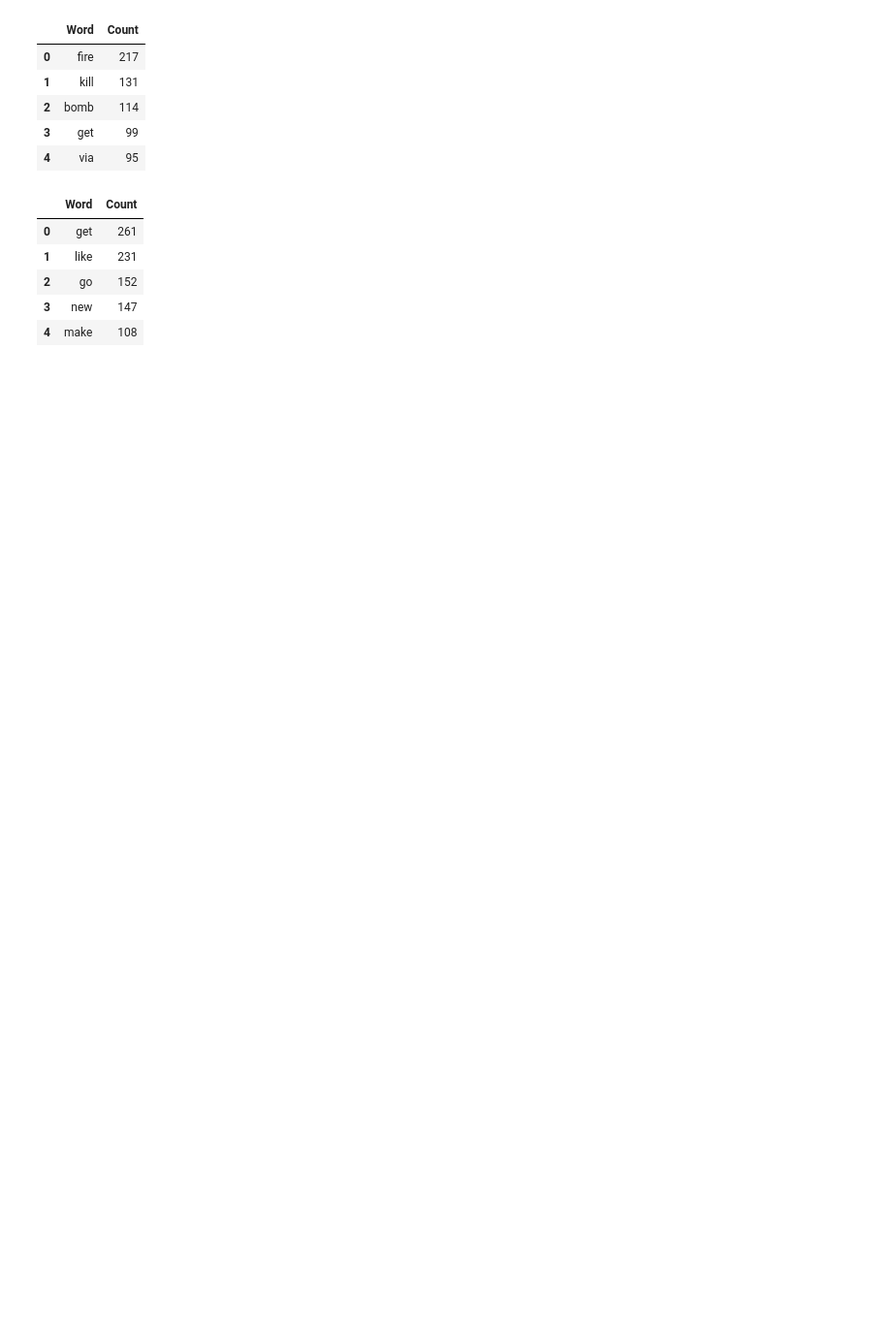
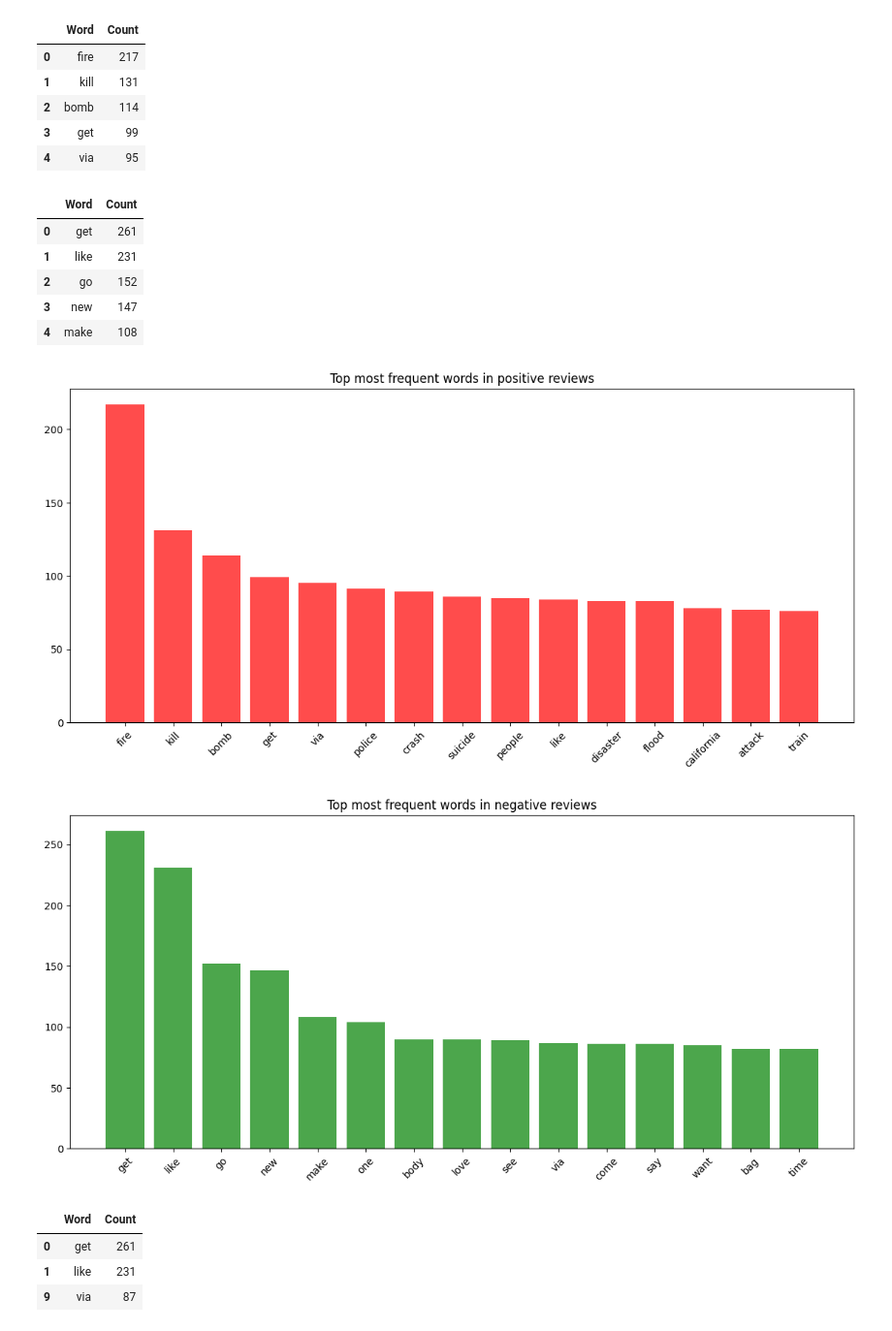
Before and after one commit to JericCantos/DisasterTweetPredictions, a Jupyter notebook: notebooks/DisasterTweetPrediction.ipynb, the cells around one changed output. Shown at 97% size. Cells and saved outputs as stored; diff of their text form; code cells hidden in the pictures; blank space fills up the shorter version.

```diff
--- a/notebooks/DisasterTweetPrediction.ipynb
+++ b/notebooks/DisasterTweetPrediction.ipynb
@@ -743,7 +816,7 @@ array([list(['sassy', 'city', 'girl', 'country', 'hunk', 'strand', 'smoky', 'mou
       dtype=object)
 # %%
 def flatten_tweets(tweets):
-  return [word for tweet in tweets for word in tweet]
+  return [word for tweet in tweets for word in tweet.split()]
 # %%
 disaster_tokens = flatten_tweets(disaster_tweets)
 non_disaster_tokens = flatten_tweets(non_disaster_tweets)
@@ -773,3 +846,27 @@ non_disaster_df.head()
 | 2 | go | 152 |
 | 3 | new | 147 |
 | 4 | make | 108 |
+# %%
+plt.figure(figsize = (14, 6))
+plt.bar(disaster_df['Word'], disaster_df['Count'], color='red', alpha=0.7)
+plt.title('Top most frequent words in positive reviews')
+plt.xticks(rotation=45)
+plt.show()
+
+
+plt.figure(figsize = (14, 6))
+plt.bar(non_disaster_df['Word'], non_disaster_df['Count'], color='green', alpha=0.7)
+plt.title('Top most frequent words in negative reviews')
+plt.xticks(rotation=45)
+plt.show()
+# %% [output]
+[figure, added]
+[figure, added]
+# %%
+df_common = non_disaster_df[non_disaster_df['Word'].isin(disaster_df['Word'])]
+df_common
+# %% [output]
+|  | Word | Count |
+| 0 | get | 261 |
+| 1 | like | 231 |
+| 9 | via | 87 |
```
Also changed, not shown: parts of 36 cells of this notebook.
